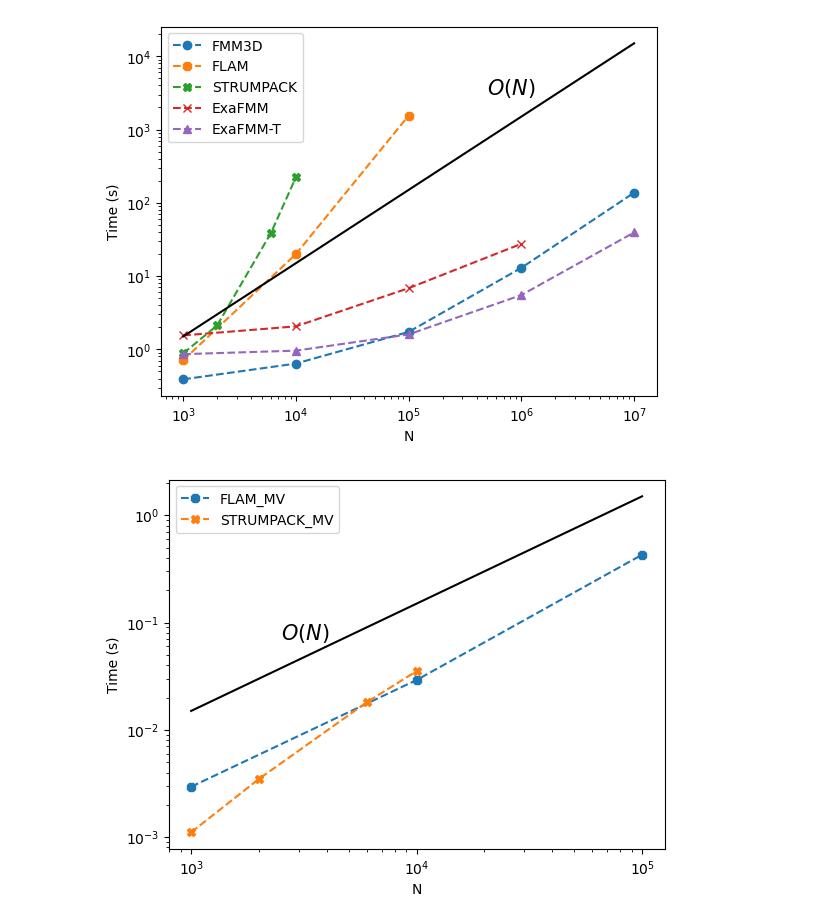
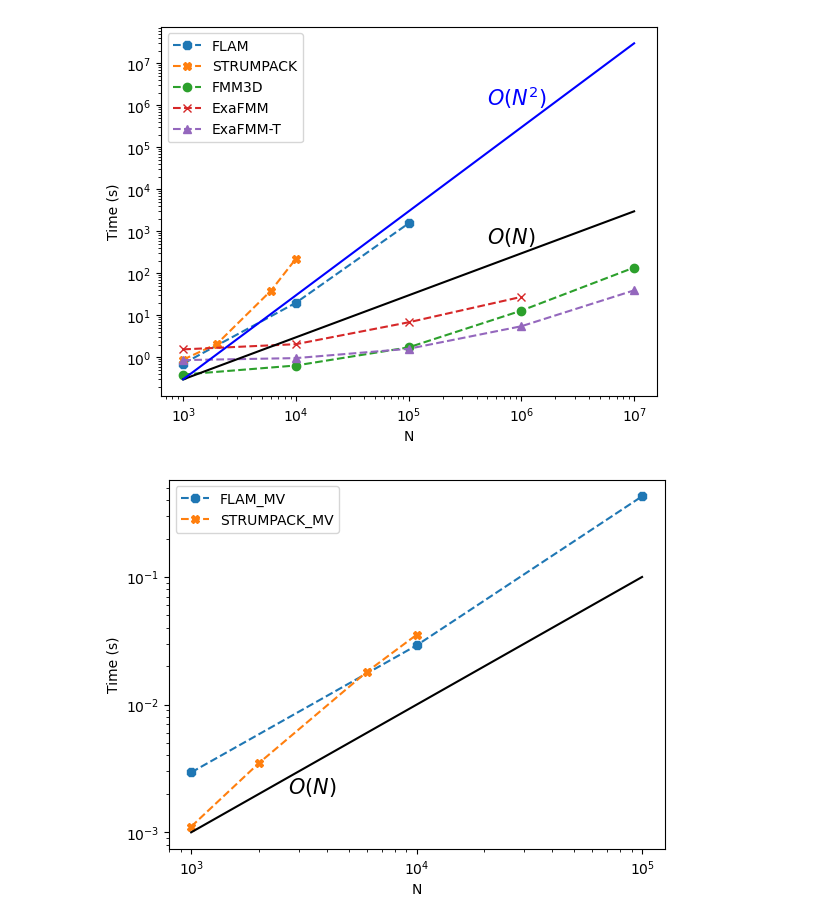
Before and after one commit to skailasa/phd-thesis, a Jupyter notebook: code/ch_2/scaling.ipynb, the cells around one changed output. Cells and saved outputs as stored; diff of their text form; code cells hidden in the pictures.

```diff
--- a/code/ch_2/scaling.ipynb
+++ b/code/ch_2/scaling.ipynb
@@ -17,32 +17,34 @@ fl = df[df['method']=='flam']
 fl_mv = df[df['method']=='flam_mv']
 # %%
 x = np.array([10**3, 10**4, 10**5, 10**6, 10**7])
-y = np.array([10**-1, 10**0, 10**1, 10**2, 10**3])
-y1 = y*15
-y2 = (y**2)*100
+y = np.array([10**0, 10**1, 10**2, 10**3, 10**4])
+y1 = y*0.3
+y2 = y**2*0.3
 # %%
 fig, ax = plt.subplots(1,1)
 
 
-ax.plot(f['N'], f['wall_time'], '--o', label='FMM3D')
 ax.plot(fl['N'], fl['wall_time'], '--8', label='FLAM')
 ax.plot(s['N'], s['wall_time'], '--X', label='STRUMPACK')
+ax.plot(f['N'], f['wall_time'], '--o', label='FMM3D')
 ax.plot(e['N'], e['wall_time'], '--x', label='ExaFMM')
 ax.plot(et['N'], et['wall_time'], '--^', label='ExaFMM-T')
 ax.plot(x, y1, color='black')
-# ax.plot(x, y2, color='black', label='O(N)')
+ax.plot(x, y2, color='blue')
 
-ax.text(500012, 3000, r'$O(N)$', fontsize=15)
+ax.text(500012, 1000000, r'$O(N^2)$', fontsize=15, color='blue')
+
+ax.text(500012, 500, r'$O(N)$', fontsize=15)
 
 ax.set_xscale('log')
 ax.set_yscale('log')
 ax.set_xlabel('N')
 ax.set_ylabel('Time (s)')
 
 ax.legend()
 plt.savefig('../../images/ch_2/runtime.pdf', dpi=10000, format='pdf')
 # %% [output]
-[figure, old version]
+[figure, new version]
 # %%
 fig, ax = plt.subplots()
 
@@ -51,10 +53,10 @@ ax.plot(s_mv['N'], s_mv['wall_time'], '--X', label='STRUMPACK_MV')
 
 x = np.array([10**3, 10**4, 10**5])
 y = np.array([10**-3, 10**-2, 10**-1])
-y1 = y*15
+y1 = y
 ax.plot(x, y1, color='black')
 
-ax.text(2500, 0.07, r'$O(N)$', fontsize=15)
+ax.text(2700, 0.002, r'$O(N)$', fontsize=15)
 
 ax.set_xscale('log')
 ax.set_yscale('log')
@@ -65,6 +67,6 @@ ax.set_ylabel('Time (s)')
 ax.legend()
 plt.savefig('../../images/ch_2/alg_matvec.pdf', dpi=10000, format='pdf')
 # %% [output]
-[figure, old version]
+[figure, new version]
 # %%
 x = np.array([10**3, 10**4, 10**5, 10**6, 10**7])
```
Also changed, not shown: parts of 2 cells of this notebook, 4 other files.
